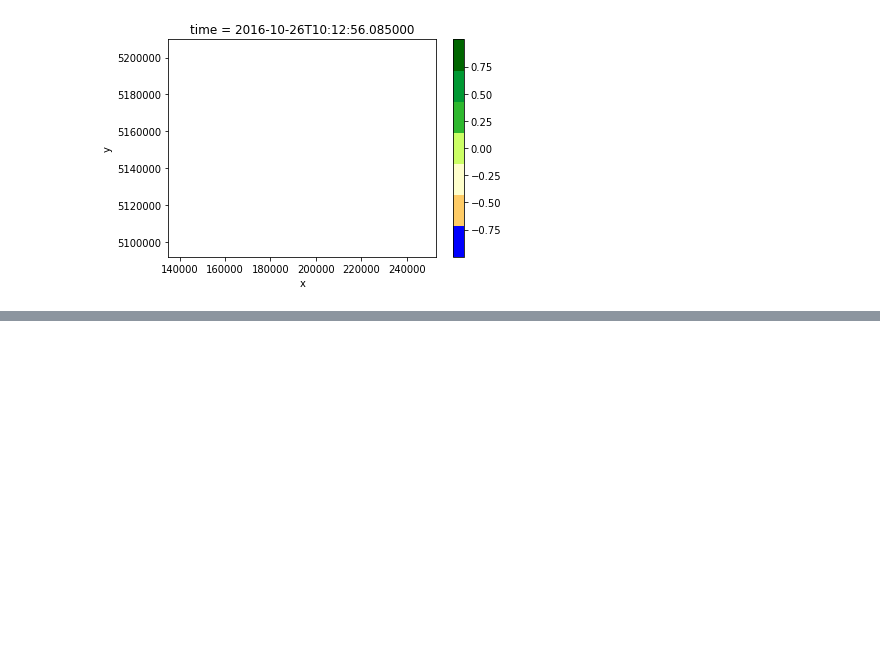
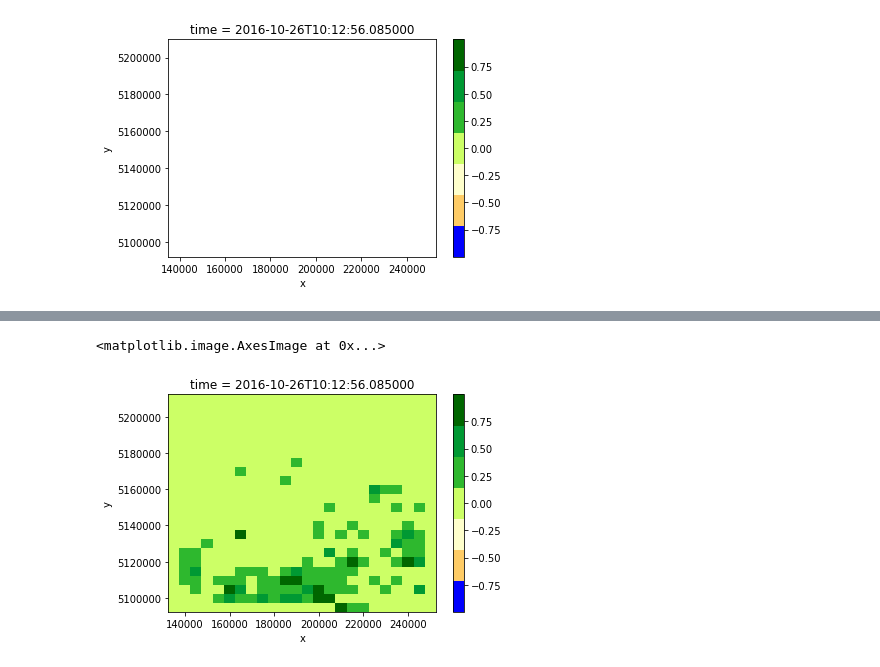
Before and after one commit to 2015E8007061068/datacube-core, a Jupyter notebook: examples/notebooks/sentinel2_l2a.ipynb, the cells around one changed output, grey strips where cells are left out. Saved outputs shown, nothing was run; the diff lists cells and outputs as text; code cells hidden in the pictures; blank space fills up the shorter version.

```diff
--- a/examples/notebooks/sentinel2_l2a.ipynb
+++ b/examples/notebooks/sentinel2_l2a.ipynb
@@ -239,0 +266,5 @@ ndvi.plot(cmap = ndvi_cmap)
+# %%
+ndvi[0, ::500, ::500].plot.imshow(cmap = ndvi_cmap)
+# %% [output]
+<matplotlib.image.AxesImage at 0x...>
+[figure, added]
```
Also changed, not shown: parts of 18 cells of this notebook.
